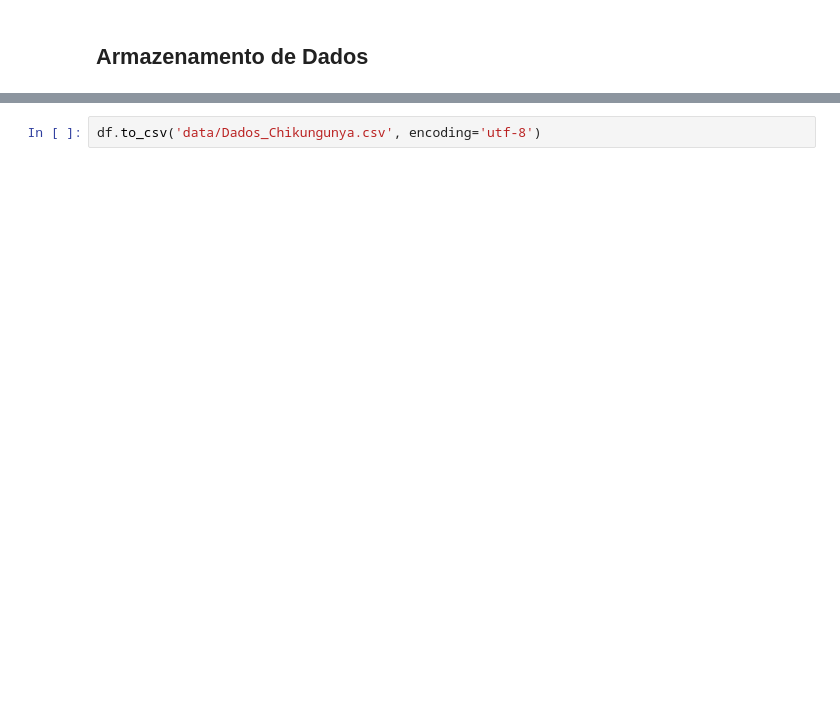
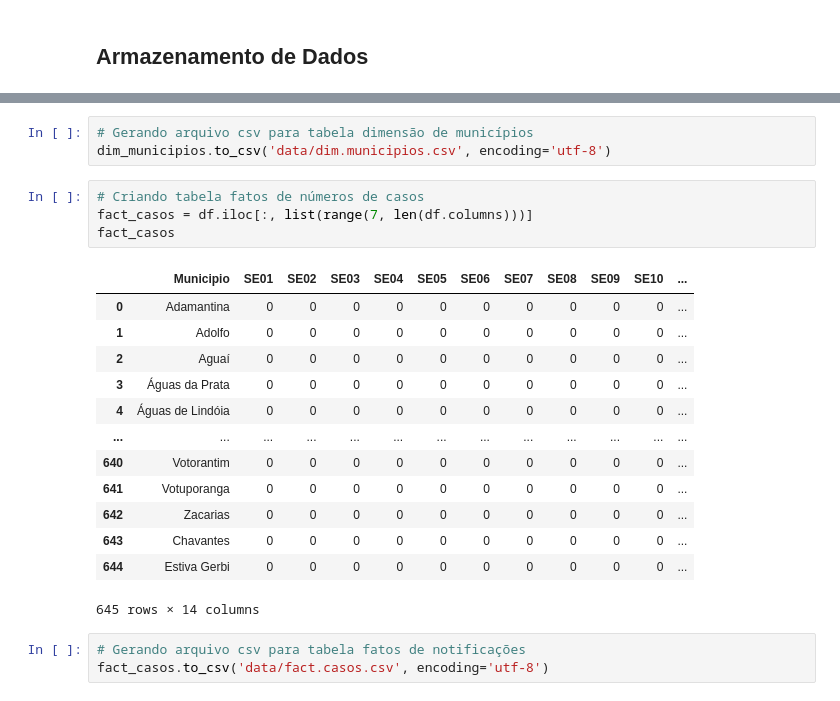
Before and after one commit to liliansom/Chikungunya, a Jupyter notebook: Tratamento_dados.ipynb, the cells around one changed output, grey strips where cells are left out. Saved outputs shown, nothing was run; the diff lists cells and outputs as text; blank space fills up the shorter version.

```diff
--- a/Tratamento_dados.ipynb
+++ b/Tratamento_dados.ipynb
@@ -239,2 +293,24 @@ dtype: object
 # %%
-df.to_csv('data/Dados_Chikungunya.csv', encoding='utf-8')
+# Gerando arquivo csv para tabela dimensão de municípios
+dim_municipios.to_csv('data/dim.municipios.csv', encoding='utf-8')
+# %%
+# Criando tabela fatos de números de casos
+fact_casos = df.iloc[:, list(range(7, len(df.columns)))]
+fact_casos
+# %% [output]
+|  | Municipio | SE01 | SE02 | SE03 | SE04 | SE05 | SE06 | SE07 | SE08 | SE09 | SE10 | ... |
+| 0 | Adamantina | 0 | 0 | 0 | 0 | 0 | 0 | 0 | 0 | 0 | 0 | ... |
+| 1 | Adolfo | 0 | 0 | 0 | 0 | 0 | 0 | 0 | 0 | 0 | 0 | ... |
+| 2 | Aguaí | 0 | 0 | 0 | 0 | 0 | 0 | 0 | 0 | 0 | 0 | ... |
+| 3 | Águas da Prata | 0 | 0 | 0 | 0 | 0 | 0 | 0 | 0 | 0 | 0 | ... |
+| 4 | Águas de Lindóia | 0 | 0 | 0 | 0 | 0 | 0 | 0 | 0 | 0 | 0 | ... |
+| ... | ... | ... | ... | ... | ... | ... | ... | ... | ... | ... | ... | ... |
+| 640 | Votorantim | 0 | 0 | 0 | 0 | 0 | 0 | 0 | 0 | 0 | 0 | ... |
+| 641 | Votuporanga | 0 | 0 | 0 | 0 | 0 | 0 | 0 | 0 | 0 | 0 | ... |
+| 642 | Zacarias | 0 | 0 | 0 | 0 | 0 | 0 | 0 | 0 | 0 | 0 | ... |
+| 643 | Chavantes | 0 | 0 | 0 | 0 | 0 | 0 | 0 | 0 | 0 | 0 | ... |
+| 644 | Estiva Gerbi | 0 | 0 | 0 | 0 | 0 | 0 | 0 | 0 | 0 | 0 | ... |
+645 rows × 14 columns
+# %%
+# Gerando arquivo csv para tabela fatos de notificações
+fact_casos.to_csv('data/fact.casos.csv', encoding='utf-8')
```
Also changed, not shown: parts of 14 cells of this notebook.
